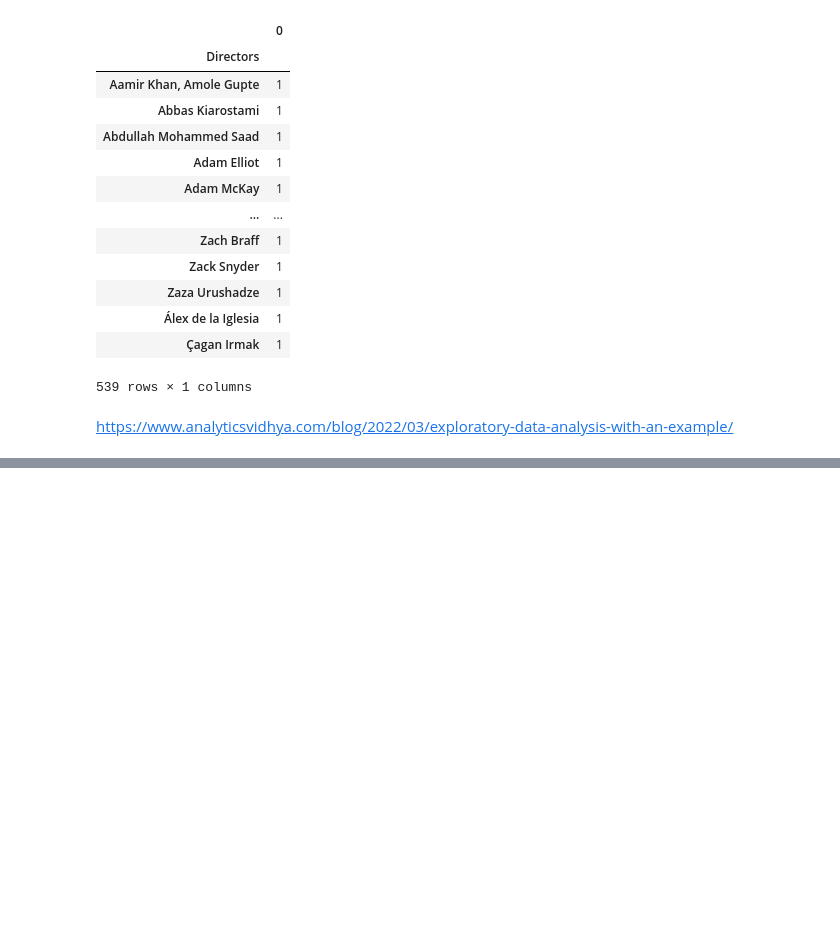
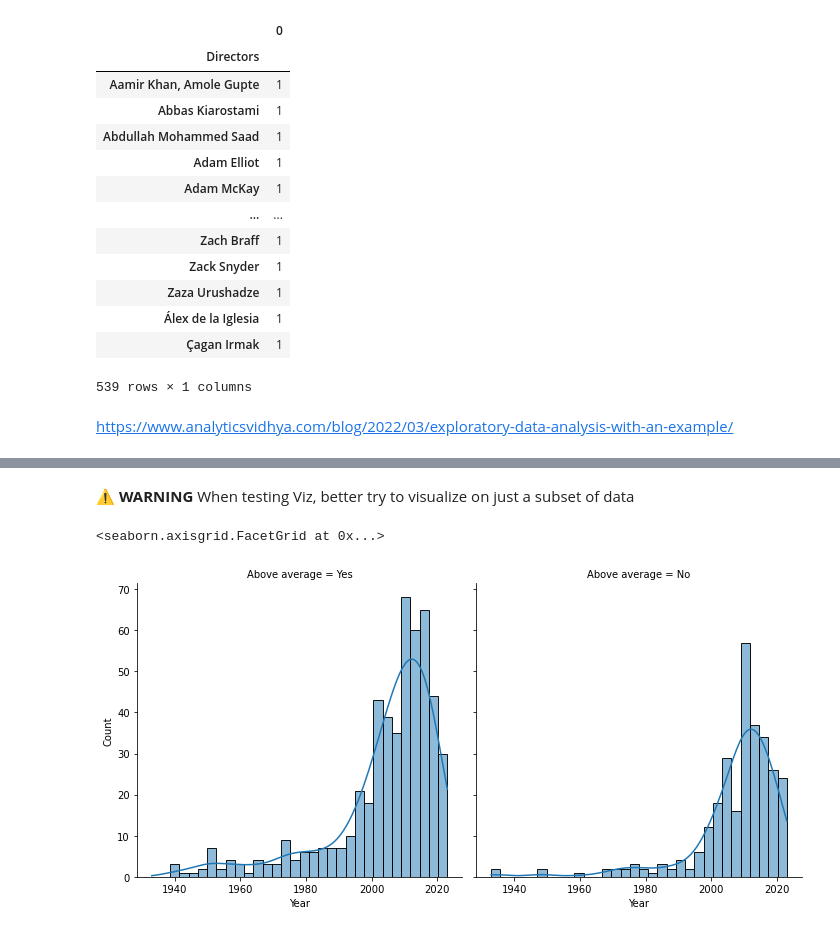
Before and after one commit to Siliam/data_science_artificial_intelligence, a Jupyter notebook: IMDB/IMDB.ipynb, the cells around one changed output, grey strips where cells are left out. Cells and saved outputs as stored; diff of their text form; code cells hidden in the pictures; blank space fills up the shorter version.

Commit message:
Adding plots

```diff
--- a/IMDB/IMDB.ipynb
+++ b/IMDB/IMDB.ipynb
@@ -144,0 +150,5 @@ https://www.analyticsvidhya.com/blog/2022/03/exploratory-data-analysis-with-an-e
+# %%
+sns.set(rc={'figure.figsize':(15,7)})
+# %%
+my_average_rating = np.mean(df['Your Rating'])
+my_average_rating
@@ -144,0 +157,3 @@ https://www.analyticsvidhya.com/blog/2022/03/exploratory-data-analysis-with-an-e
+# %%
+df['Release Year'] = df['Release Date'].str.split('-').str[0]
+df['Above average'] = df['Your Rating'].map(lambda rating: 'Yes' if rating > my_average_rating else 'No')
@@ -144,0 +169,8 @@ https://www.analyticsvidhya.com/blog/2022/03/exploratory-data-analysis-with-an-e
+# %% [markdown]
+**⚠ WARNING** When testing Viz, better try to visualize on just a subset of data
+# %%
+# sns.set_theme(style="darkgrid")
+sns.displot(data=df, x="Year", col="Above average", kde=True)
+# %% [output]
+<seaborn.axisgrid.FacetGrid at 0x...>
+[figure, added]
```
Also changed, not shown: parts of 19 cells of this notebook.
